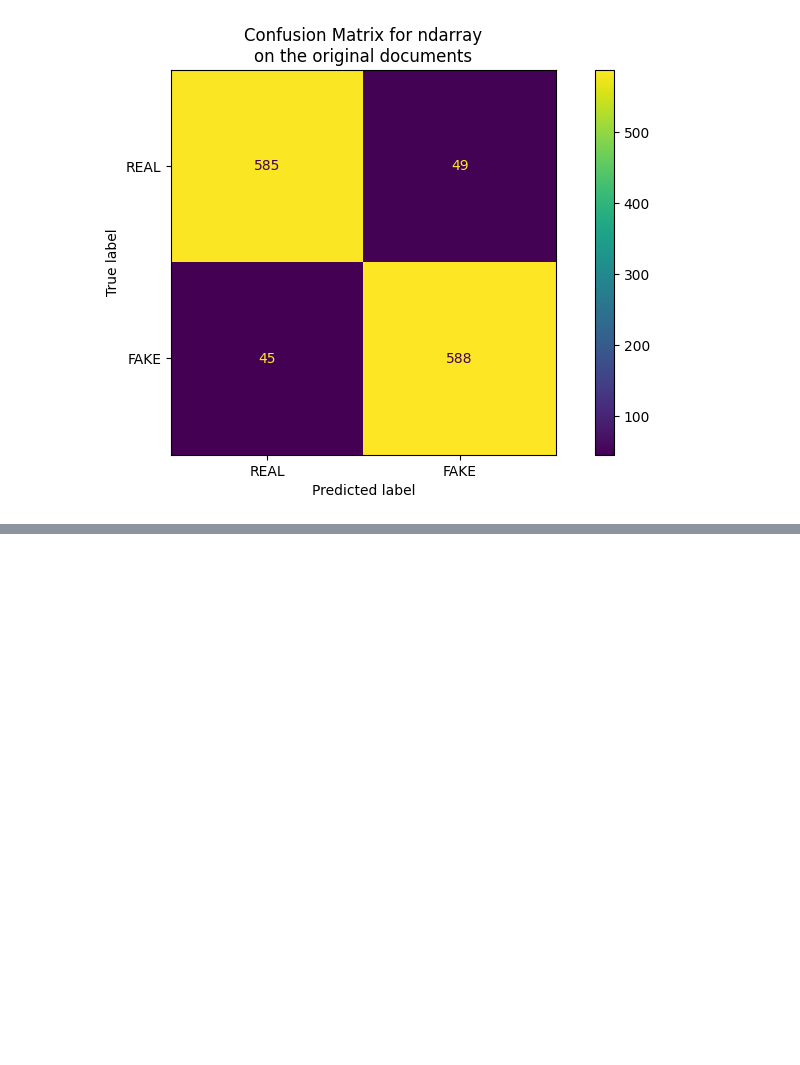
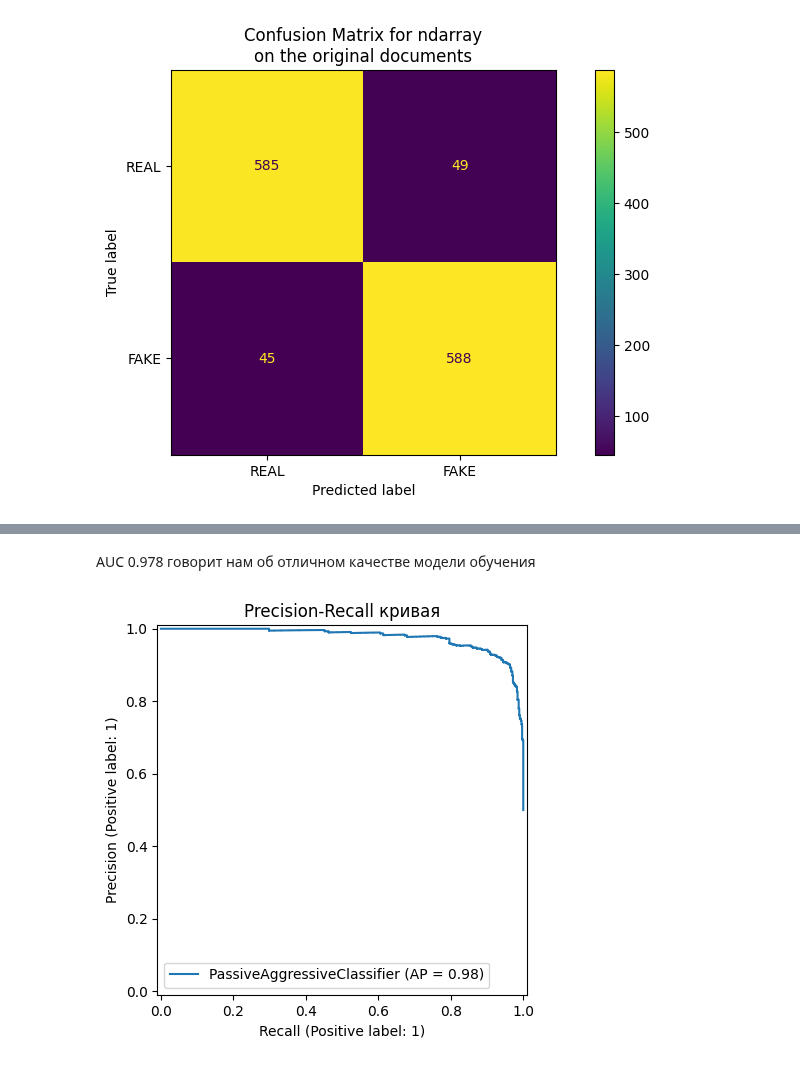
Before and after one commit to AleksandrMac/learning, a Jupyter notebook: ai/practic/1.1/1.1_task.ipynb, the cells around one changed output, grey strips where cells are left out. Drawn from its saved outputs; the diff is of its cells as text; code cells hidden in the pictures; blank space fills up the shorter version.

```diff
--- a/ai/practic/1.1/1.1_task.ipynb
+++ b/ai/practic/1.1/1.1_task.ipynb
@@ -125,0 +157,10 @@ _ = ax.set_title(
+# %% [markdown]
+AUC 0.978 говорит нам об отличном качестве модели обучения
+# %%
+from sklearn.metrics import PrecisionRecallDisplay
+
+PrecisionRecallDisplay.from_estimator(model, X_test_vec, y_test)
+plt.title('Precision-Recall кривая')
+plt.show()
+# %% [output]
+[figure, added]
```
Also changed, not shown: parts of 8 cells of this notebook.
